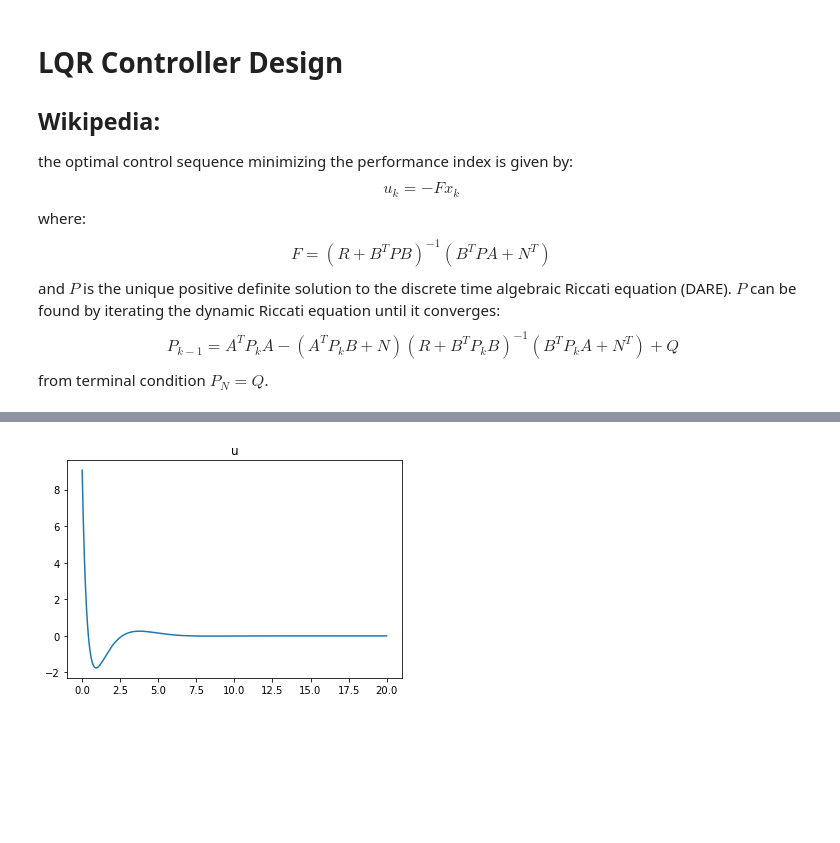
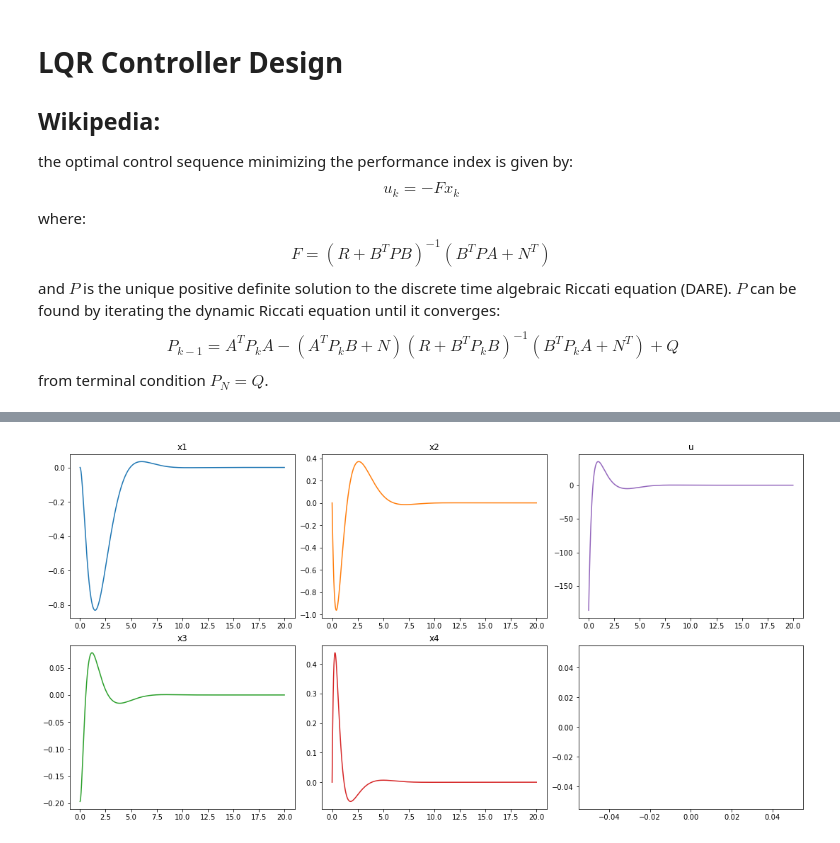
Before and after one commit to naefjo/rl-controller, a Jupyter notebook: model.ipynb, the cells around one changed output, grey strips where cells are left out. Saved outputs shown, nothing was run; the diff lists cells and outputs as text; code cells hidden in the pictures; blank space fills up the shorter version.

```diff
--- a/model.ipynb
+++ b/model.ipynb
@@ -102,4 +109,6 @@ inverted_pendulum.plot_state_evolution(state_evolution, t)
-# %%
-inverted_pendulum.plot_actuator_commands(state_evolution, t)
-# %% [output]
-[figure, removed]
+# %%
+state_evolution, actuator_evolution, t = simulator.simulate_system([0.0, 0.0, -np.pi/16, 0.0])
+
+simulator.plot_state_evolution(state_evolution, t)
+# %% [output]
+[figure, added]
```
Also changed, not shown: parts of 6 cells of this notebook, 1 other file.
